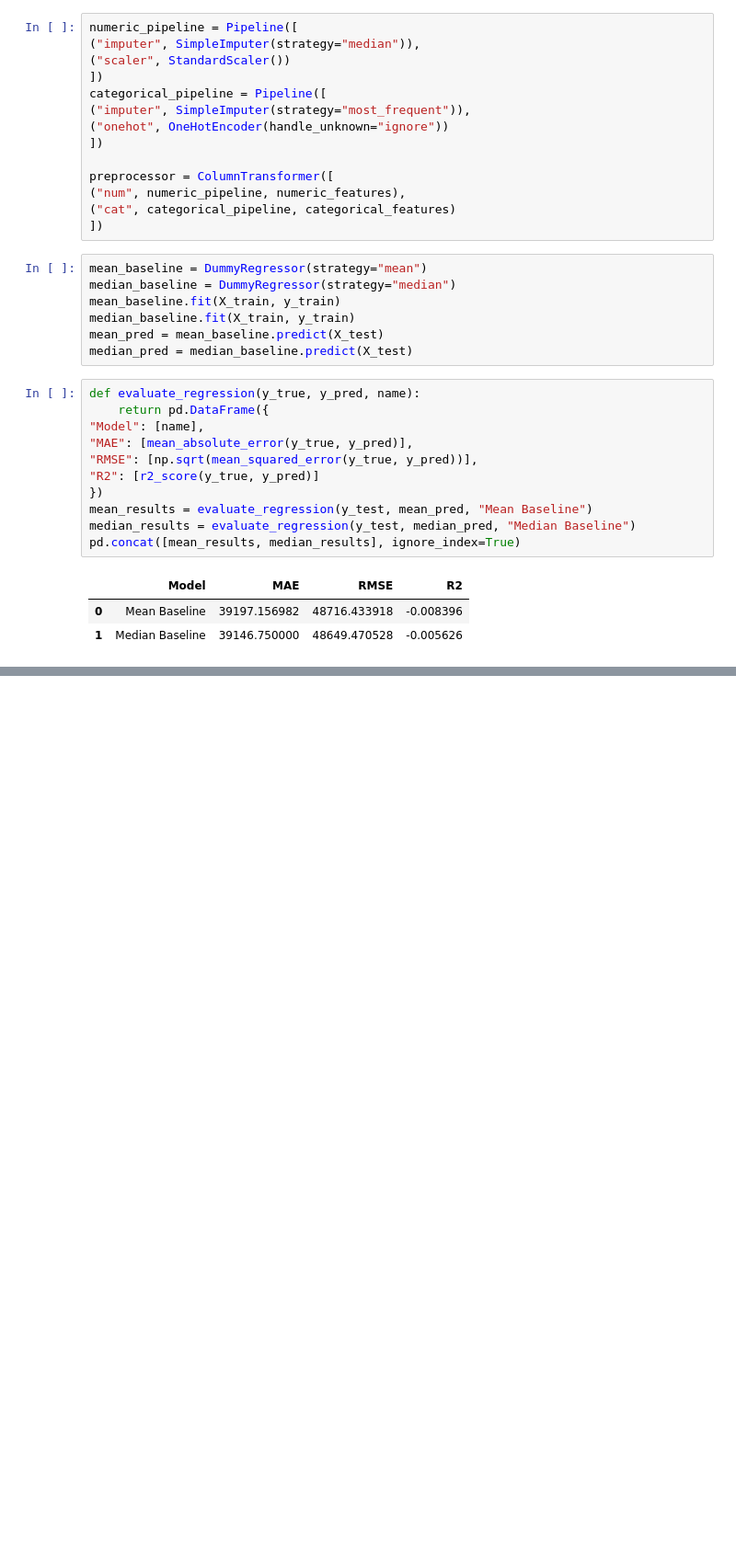
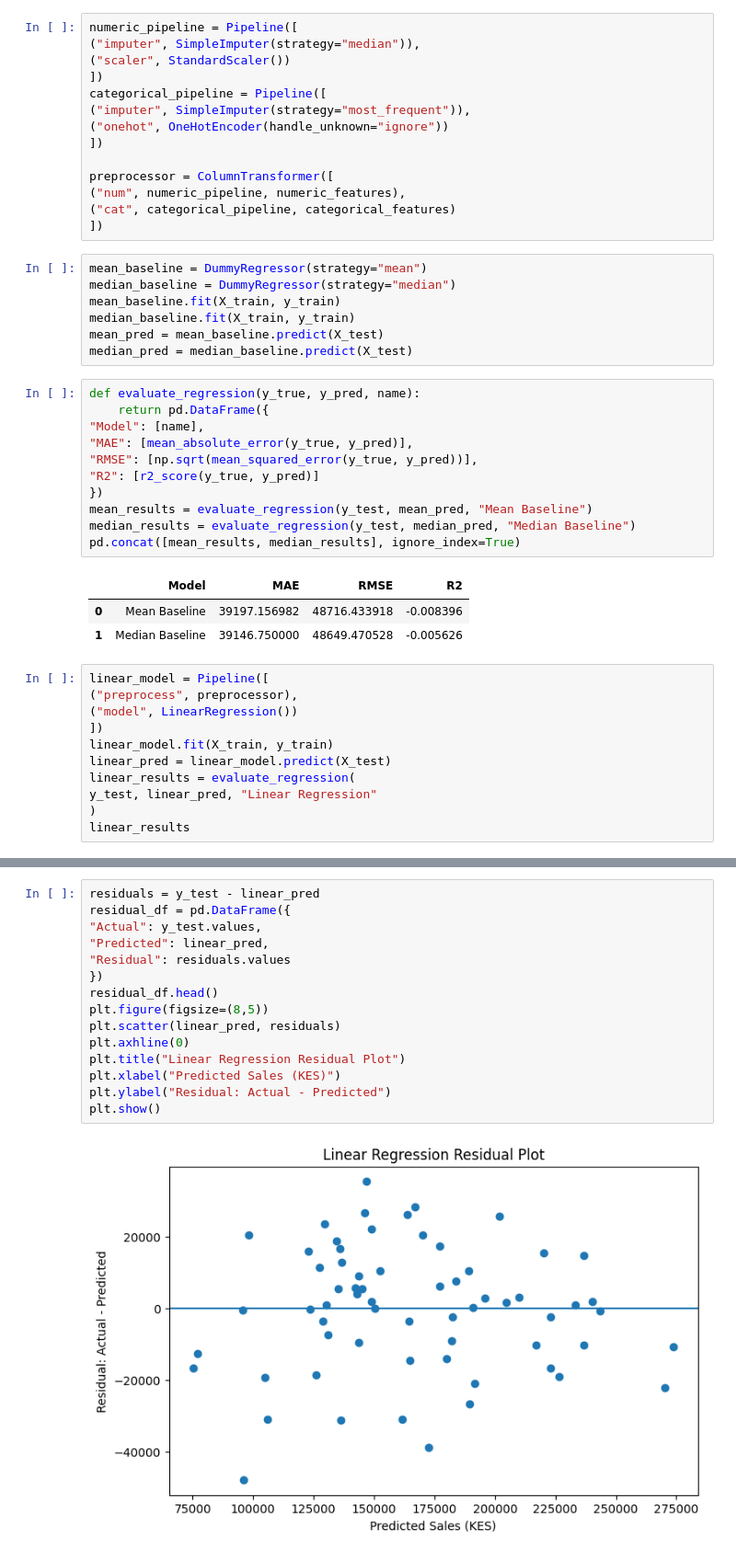
Before and after one commit to sylvainenzo/DSA2050-Week6-674139, a Jupyter notebook: DSA2050_Week6_Guided_Regression_Lab.ipynb, the cells around one changed output, grey strips where cells are left out. Shown at 92% size. Cells and saved outputs as stored; diff of their text form; blank space fills up the shorter version.

Commit message:
added graphs for linear regression and decision tree regression models

```diff
--- a/DSA2050_Week6_Guided_Regression_Lab.ipynb
+++ b/DSA2050_Week6_Guided_Regression_Lab.ipynb
@@ -169,3 +169,14 @@ pd.concat([mean_results, median_results], ignore_index=True)
 |  | Model | MAE | RMSE | R2 |
 | 0 | Mean Baseline | 39197.156982 | 48716.433918 | -0.008396 |
 | 1 | Median Baseline | 39146.750000 | 48649.470528 | -0.005626 |
+# %%
+linear_model = Pipeline([
+("preprocess", preprocessor),
+("model", LinearRegression())
+])
+linear_model.fit(X_train, y_train)
+linear_pred = linear_model.predict(X_test)
+linear_results = evaluate_regression(
+y_test, linear_pred, "Linear Regression"
+)
+linear_results
@@ -171,0 +261,17 @@ pd.concat([mean_results, median_results], ignore_index=True)
+# %%
+residuals = y_test - linear_pred
+residual_df = pd.DataFrame({
+"Actual": y_test.values,
+"Predicted": linear_pred,
+"Residual": residuals.values
+})
+residual_df.head()
+plt.figure(figsize=(8,5))
+plt.scatter(linear_pred, residuals)
+plt.axhline(0)
+plt.title("Linear Regression Residual Plot")
+plt.xlabel("Predicted Sales (KES)")
+plt.ylabel("Residual: Actual - Predicted")
+plt.show()
+# %% [output]
+[figure, added]
```
Also changed, not shown: parts of 11 cells of this notebook.
